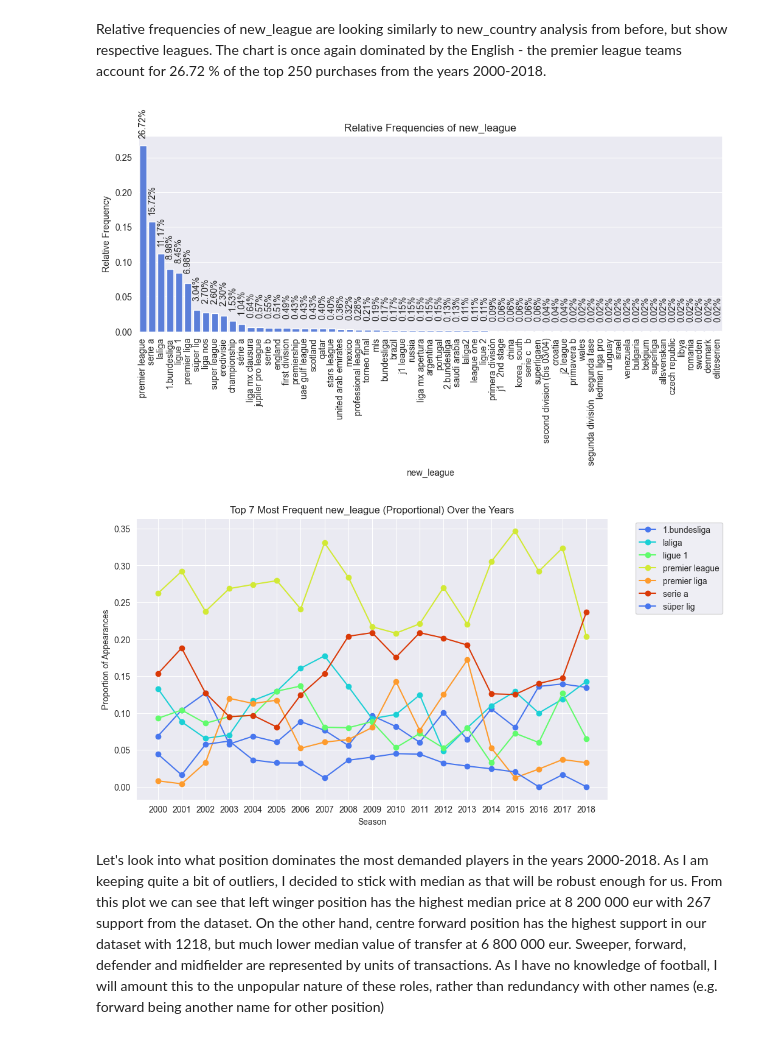
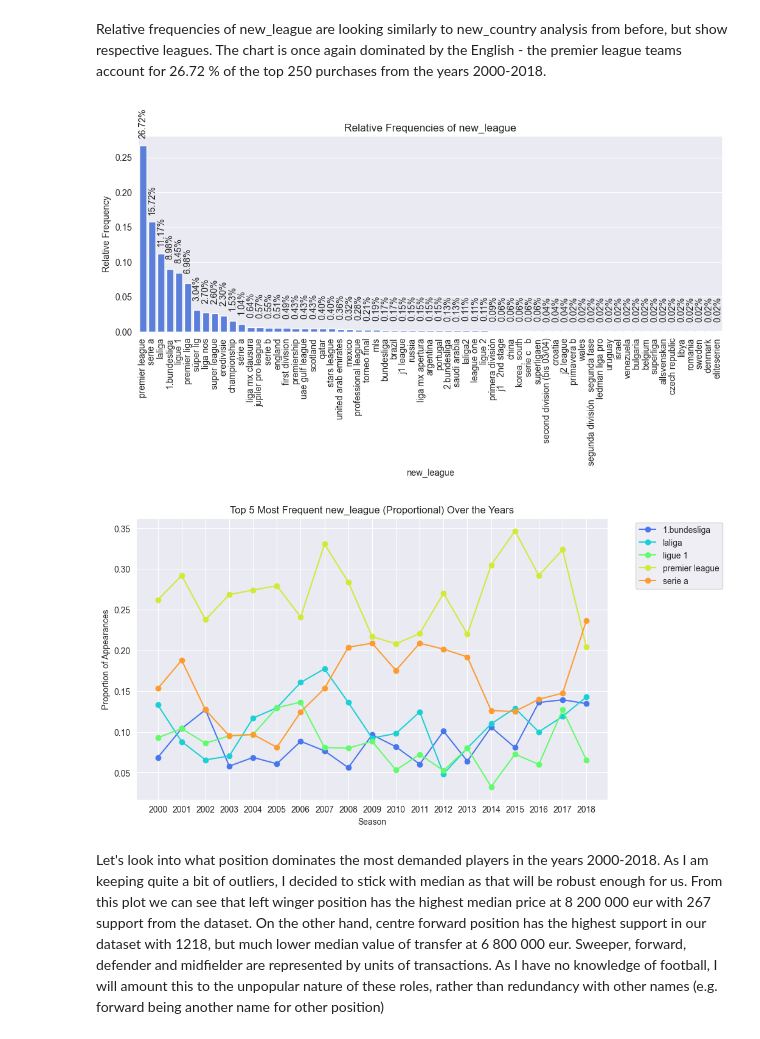
Before and after one commit to balooooooooo/football-transfers-eda, a Jupyter notebook: football_transfers.ipynb, the cells around one changed output. Cells and saved outputs as stored; diff of their text form; code cells hidden in the pictures.

```diff
--- a/football_transfers.ipynb
+++ b/football_transfers.ipynb
@@ -713,10 +713,10 @@ plot_popular_destinations(df, "original_country", 6)
 Relative frequencies of new_league are looking similarly to new_country analysis from before, but show respective leagues. The chart is once again dominated by the English - the premier league teams account for 26.72 % of the top 250 purchases from the years 2000-2018.
 # %%
 get_relative_freq_categorical(df, "new_league")
-plot_popular_destinations(df, "new_league", 7)
+plot_popular_destinations(df, "new_league", 5)
 # %% [output]
 [figure]
-[figure, old version]
+[figure, new version]
 # %% [markdown]
 Let's look into what position dominates the most demanded players in the years 2000-2018. As I am keeping quite a bit of outliers, I decided to stick with median as that will be robust enough for us.
 From this plot we can see that left winger position has the highest median price at 8 200 000 eur with 267 support from the dataset.
```
Also changed, not shown: parts of 1 cell of this notebook.
